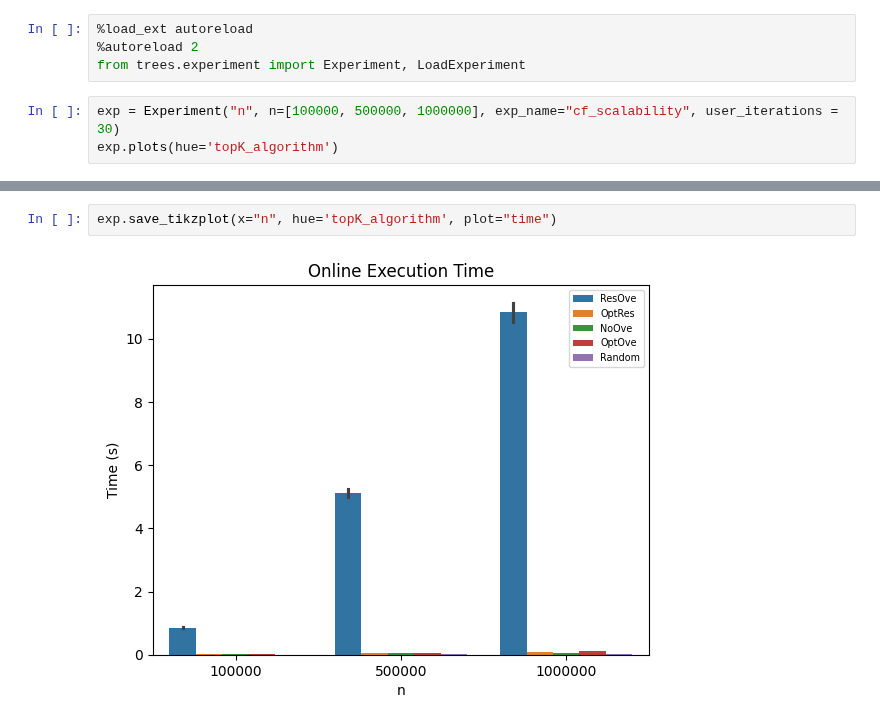
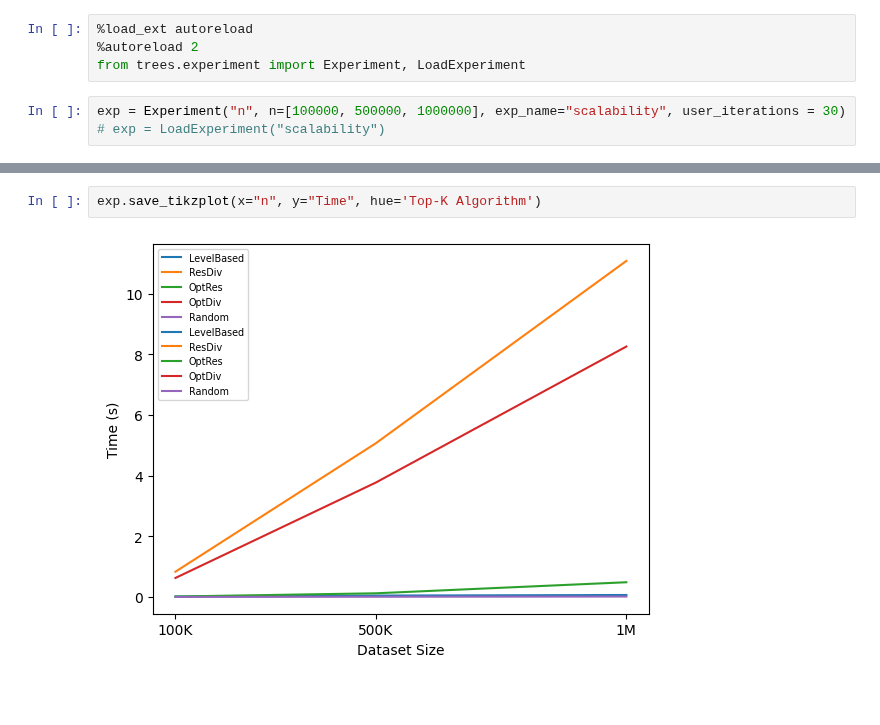
Before and after one commit to antonismand/Query-Driven-Data-Exploration-with-Heterogeneous-Treatment-Effects, a Jupyter notebook: experiments/scalability.ipynb, the cells around one changed output, grey strips where cells are left out. Saved outputs shown, nothing was run; the diff lists cells and outputs as text; blank space fills up the shorter version.

Commit message:
rerun mode4 and scalability

```diff
--- a/experiments/scalability.ipynb
+++ b/experiments/scalability.ipynb
@@ -3,6 +3,6 @@
 %autoreload 2
 from trees.experiment import Experiment, LoadExperiment
 # %%
-exp = Experiment("n", n=[100000, 500000, 1000000], exp_name="cf_scalability", user_iterations = 30)
-exp.plots(hue='topK_algorithm')
+exp = Experiment("n", n=[100000, 500000, 1000000], exp_name="scalability", user_iterations = 30)
+# exp = LoadExperiment("scalability")
 # %% [output]
@@ -26,4 +29,4 @@ exp.plots(hue='topK_algorithm')
 # %%
-exp.save_tikzplot(x="n", hue='topK_algorithm', plot="time")
+exp.save_tikzplot(x="n", y="Time", hue='Top-K Algorithm')
 # %% [output]
-[figure, old version]
+[figure, new version]
```
Also changed, not shown: parts of 4 cells of this notebook, 3 other files.
